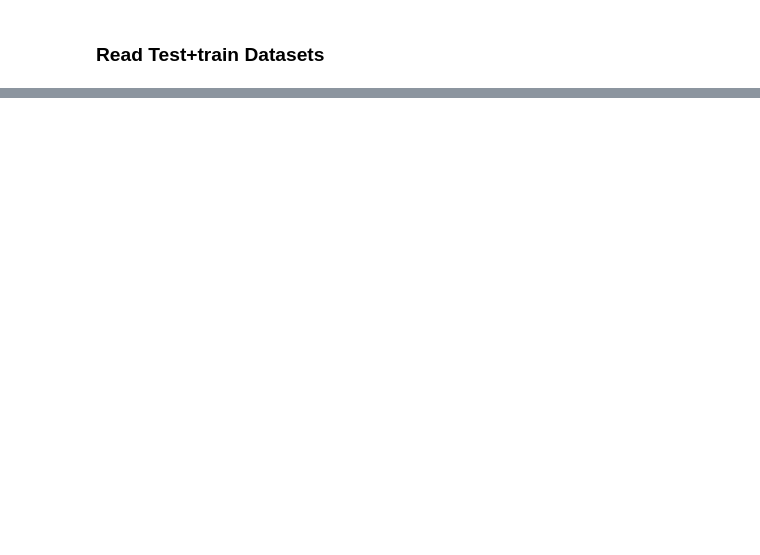
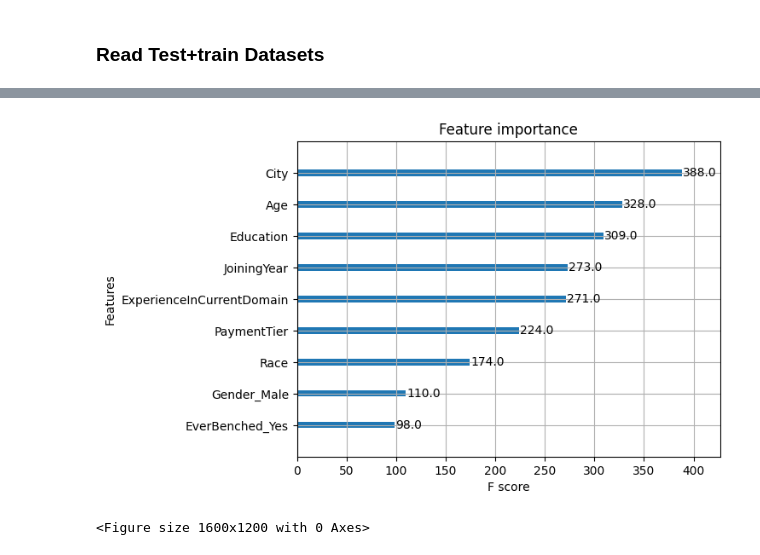
Before and after one commit to AndroZa0812/NayaProject4, a Jupyter notebook: pipeline.ipynb, the cells around one changed output, grey strips where cells are left out. Cells and saved outputs as stored; diff of their text form; code cells hidden in the pictures; blank space fills up the shorter version.

```diff
--- a/pipeline.ipynb
+++ b/pipeline.ipynb
@@ -134,7 +118,8 @@ classifiers = {
         'model': LogisticRegression(random_state=rnd_state),
         'params': {
             'C': [0.3, 0.5, 1],
-            'penalty': ['l1', 'l2']
+            'penalty': ['l1', 'l2'],
+            'solver': ['liblinear' , 'saga']
         }
     },
     'Decision Tree': {
@@ -161,7 +146,7 @@ classifiers = {
             'max_depth': [15],
             'min_samples_split': [11, 12],
             'min_samples_leaf': [3, 4],
-            'max_features': ['auto'],
+            'max_features': ['sqrt', 'log2'],
             'bootstrap': [False]
         }
     },
@@ -188,7 +173,7 @@ classifiers = {
         'params': {
             'n_estimators': [110, 120],
             'learning_rate': [0.04, 0.05],
-            'max_depth': [4, 5],
+            'max_depth': [4, 5, 10],
             'gamma': [0.1],
             'subsample': [0.9, 1.0],
             'colsample_bytree': [0.8, 0.9]
@@ -197,9 +182,9 @@ classifiers = {
     'LightGBM': {
         'model': lgb.LGBMClassifier(force_row_wise=True, random_state=rnd_state),
         'params': {
-            'n_estimators': [70, 80, 90],
-            'learning_rate': [0.3, 0.4],
-            'max_depth': [2,3, 4]
+            'n_estimators': [70, 80, 90, 100],
+            'learning_rate': [0.1, 0.3, 0.4, 0.5],
+            'max_depth': [2, 3, 4, 5, 10, 15]
         }
     }
 }
@@ -205,0 +238,3 @@ classifiers = {
+# %%
+%%capture
+results = calculate_metrics(classifiers, X_train_prepared, y_train, 5)
@@ -205,0 +277,10 @@ classifiers = {
+# %%
+# Importance of features for xgboost
+xgb_clf = xgb.XGBClassifier(**results.loc['XGBoost']['Best Parameters'])
+xgb_clf.fit(X_train_prepared, y_train)
+xgb.plot_importance(xgb_clf)
+plt.figure(figsize = (16, 12))
+plt.show()
+# %% [output]
+[figure, added]
+<Figure size 1600x1200 with 0 Axes>
```
Also changed, not shown: parts of 8 cells of this notebook, 3 other files.
